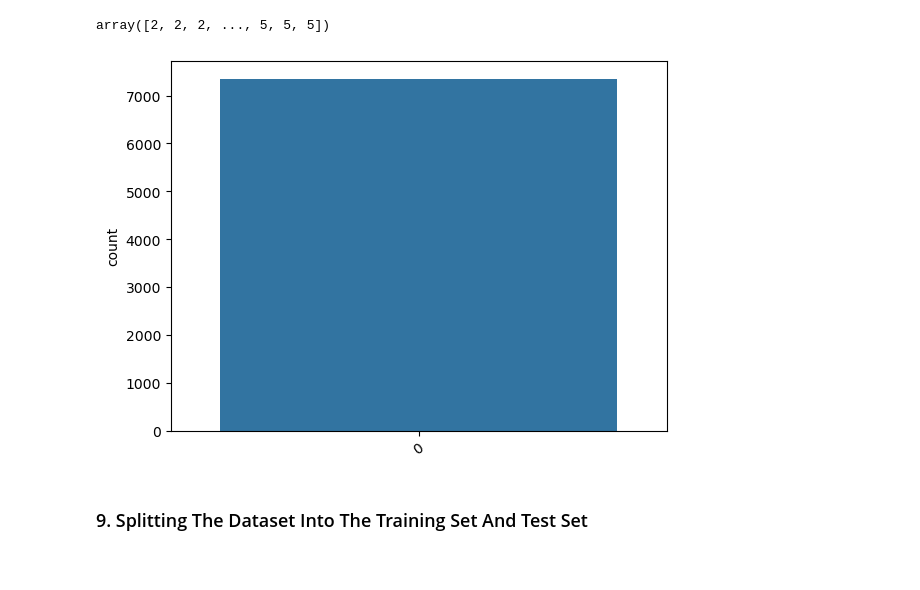
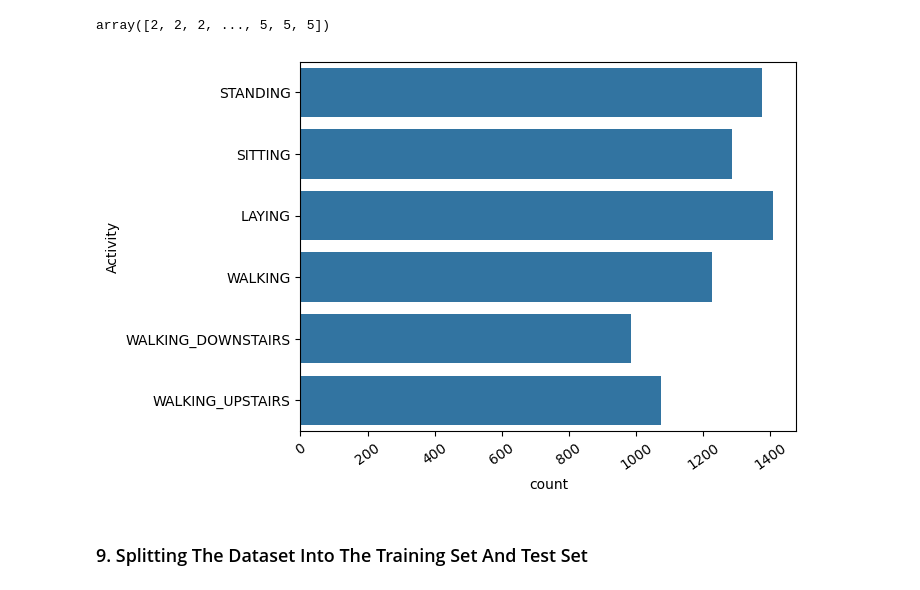
Before and after one commit to Mohanskm/HAR, a Jupyter notebook: Human Activity Recognition with Smartphones 1.3-Copy1.ipynb, the cells around one changed output. Drawn from its saved outputs; the diff is of its cells as text; code cells hidden in the pictures.

```diff
--- a/Human Activity Recognition with Smartphones 1.3-Copy1.ipynb
+++ b/Human Activity Recognition with Smartphones 1.3-Copy1.ipynb
@@ -110,11 +110,11 @@ y
 # %% [output]
 array([2, 2, 2, ..., 5, 5, 5])
 # %%
-sns.countplot(y)
+sns.countplot(data['Activity'])
 plt.xticks(rotation=35)
 plt.show()
 # %% [output]
-[figure, old version]
+[figure, new version]
 # %% [markdown]
 ### 9. Splitting The Dataset Into The Training Set And Test Set
 # %%
```
Also changed, not shown: parts of 5 cells of this notebook, 11 other files.
